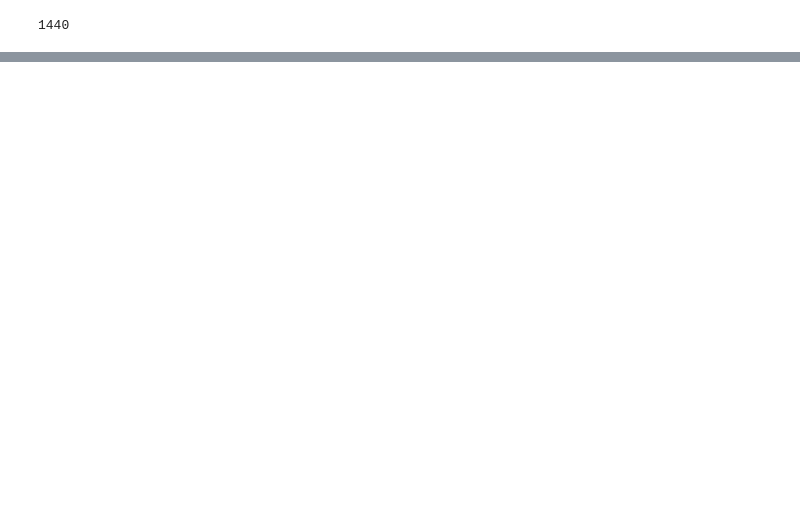
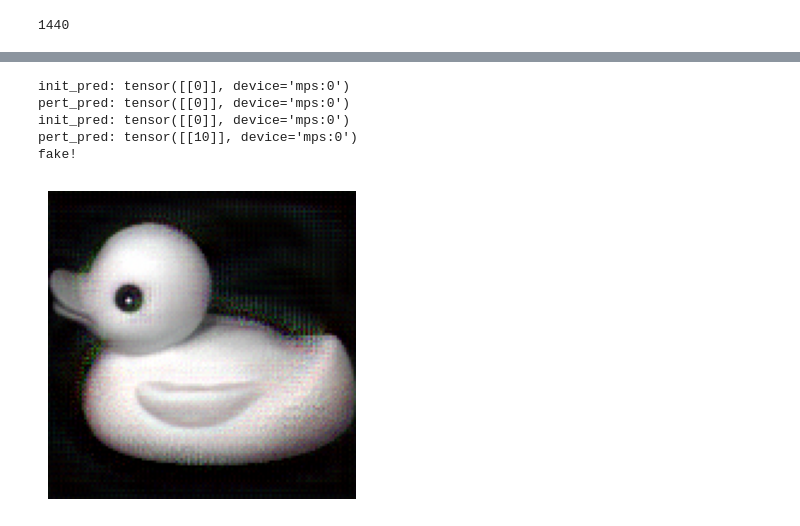
Before and after one commit to ameliamartinson/540-project-code, a Jupyter notebook: Coil20_simplified.ipynb, the cells around one changed output, grey strips where cells are left out. Cells and saved outputs as stored; diff of their text form; code cells hidden in the pictures; blank space fills up the shorter version.

```diff
--- a/Coil20_simplified.ipynb
+++ b/Coil20_simplified.ipynb
@@ -187,0 +211,43 @@ count_correct/1440
+# %%
+def attack(image_index, delta, n):
+    # Attack
+    #perturbed_image_disp = perturbed_image.cpu().detach()
+    #display_image_tensor(perturbed_image_disp)
+    image_tensor, label = images[image_index]
+    start_image = image_tensor.unsqueeze(0).to(device)
+    label = torch.Tensor([label]).to(device)
+    start_image.requires_grad = True
+    for i in range(n):
+
+        start_image.requires_grad = True
+
+        output = model(start_image)
+        init_pred = output.max(1, keepdim=True)[1]
+
+        loss = F.nll_loss(output, true_label)
+        model.zero_grad()
+        loss.backward()
+
+        image_grad = start_image.grad.data
+        perturbed_image = start_image + delta*image_grad
+        perturbed_image = torch.clamp(perturbed_image,0,1)
+        output_pert = model(perturbed_image)
+        pert_pred = output_pert.max(1,keepdim=True)[1]
+        print("init_pred: " + str(init_pred))
+        print("pert_pred: " + str(pert_pred))
+        if init_pred != pert_pred:
+            print("fake!")
+            break
+        start_image = perturbed_image.detach()
+
+    return start_image.squeeze(0).cpu().detach()
+# %%
+image_attack = attack(1, 10,200)
+display_image_tensor(image_attack)
+# %% [output]
+init_pred: tensor([[0]], device='mps:0')
+pert_pred: tensor([[0]], device='mps:0')
+init_pred: tensor([[0]], device='mps:0')
+pert_pred: tensor([[10]], device='mps:0')
+fake!
+[figure, added]
```
Also changed, not shown: parts of 10 cells of this notebook, 16 other files.
